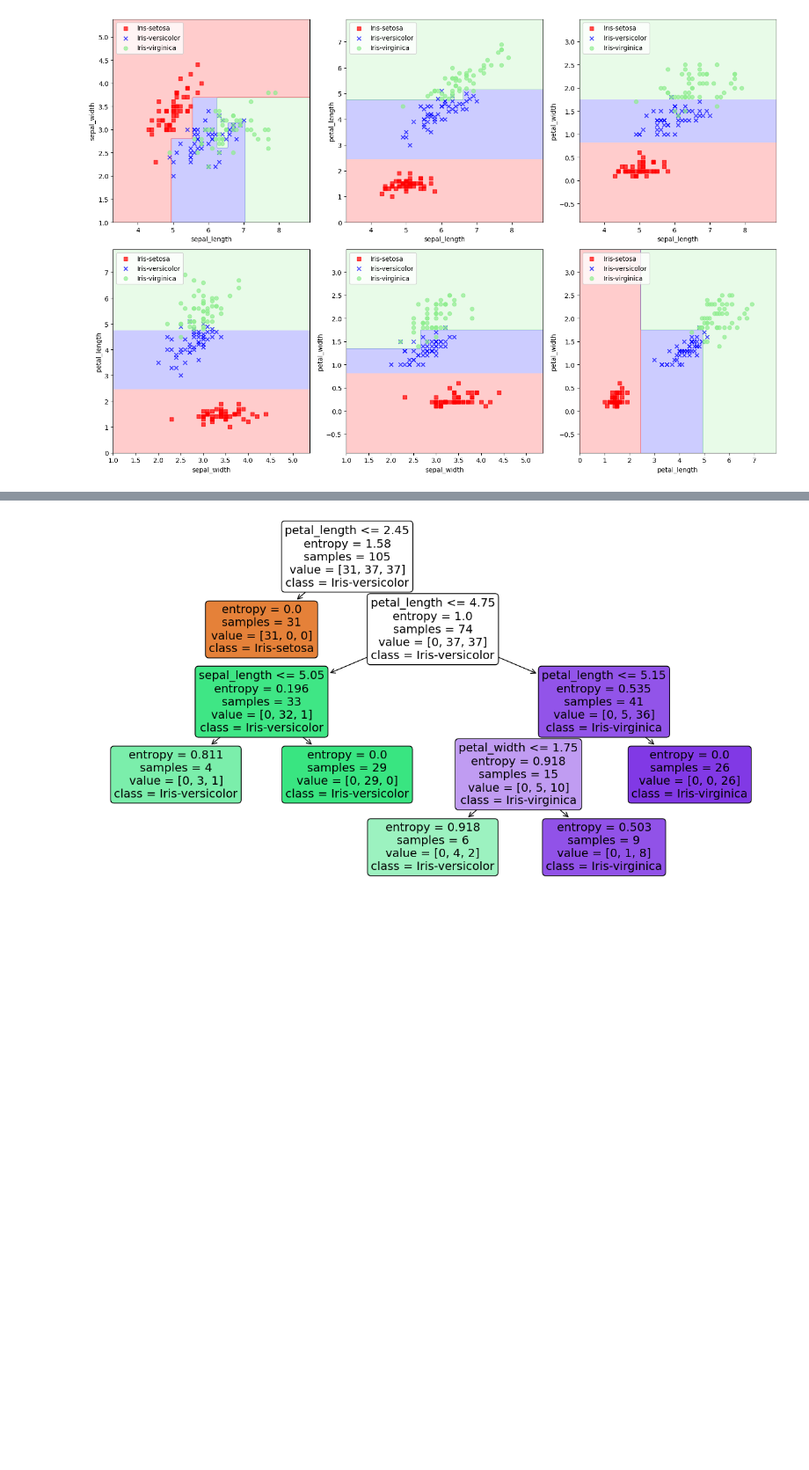
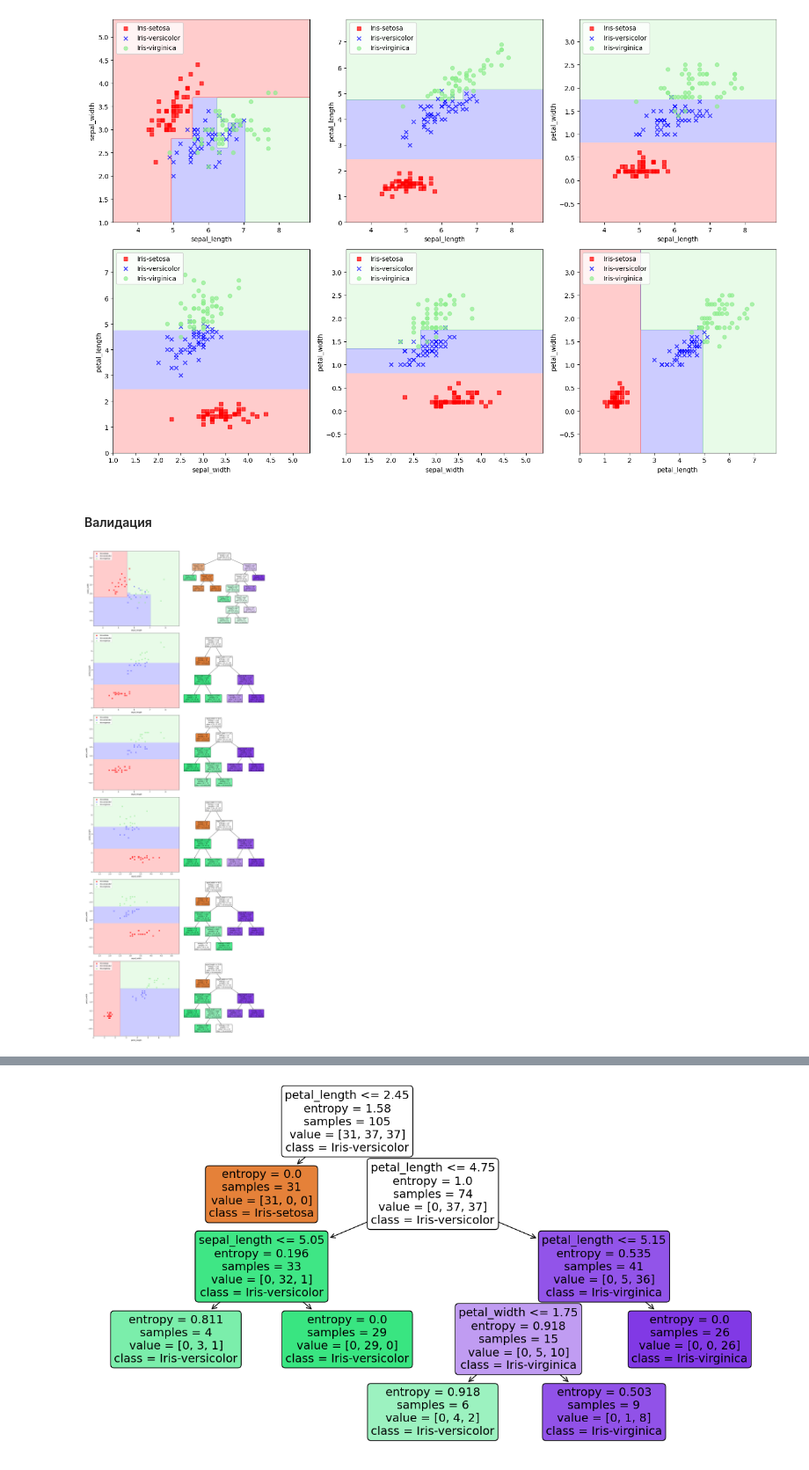
Before and after one commit to Grenka054/SDT-Labs, a Jupyter notebook: lab3.ipynb, the cells around one changed output, grey strips where cells are left out. Shown at 88% size. Saved outputs shown, nothing was run; the diff lists cells and outputs as text; code cells hidden in the pictures; blank space fills up the shorter version.

```diff
--- a/lab3.ipynb
+++ b/lab3.ipynb
@@ -122,3 +125,42 @@ plt.tight_layout()
 plt.show()
 # %% [output]
 [figure]
+# %% [markdown]
+#### Валидация
+# %%
+# Создание фигуры для подграфиков
+fig, axs = plt.subplots(len(feature_pairs), 2, figsize=(15, 40))
+
+# Обучение классификатора и визуализация областей решения для каждой пары признаков
+for i, pair in enumerate(feature_pairs):
+    X = df[list(pair)].values
+    X_train, X_test, y_train, y_test = train_test_split(X, y, test_size=0.3, random_state=42)
+    clf = tree.DecisionTreeClassifier(criterion='entropy', max_depth=6, min_samples_split = 10, min_samples_leaf=8, random_state=42)
+    clf.fit(X_train, y_train)
+
+    # Выбор текущего подграфика для областей решения
+    ax = axs[i, 0]
+    plt.sca(ax)
+
+    # Вывод областей решения на текущем подграфике
+    plot_decision_regions(X_test, y_test, classifier=clf, encoder=le)
+    plt.xlabel(pair[0])
+    plt.ylabel(pair[1])
+    plt.legend(loc='upper left')
+
+    # Выбор текущего подграфика для дерева решений
+    ax = axs[i, 1]
+    plt.sca(ax)
+
+    # Вывод дерева решений на текущем подграфике
+    plot_tree(clf,
+          filled=True,
+          rounded=True,
+          class_names=class_names,
+          feature_names=df.drop("class", axis=1).columns)
+
+# Отображение фигуры с подграфиками
+plt.tight_layout()
+plt.show()
+# %% [output]
+[figure, added]
```
Also changed, not shown: parts of 13 cells of this notebook.
